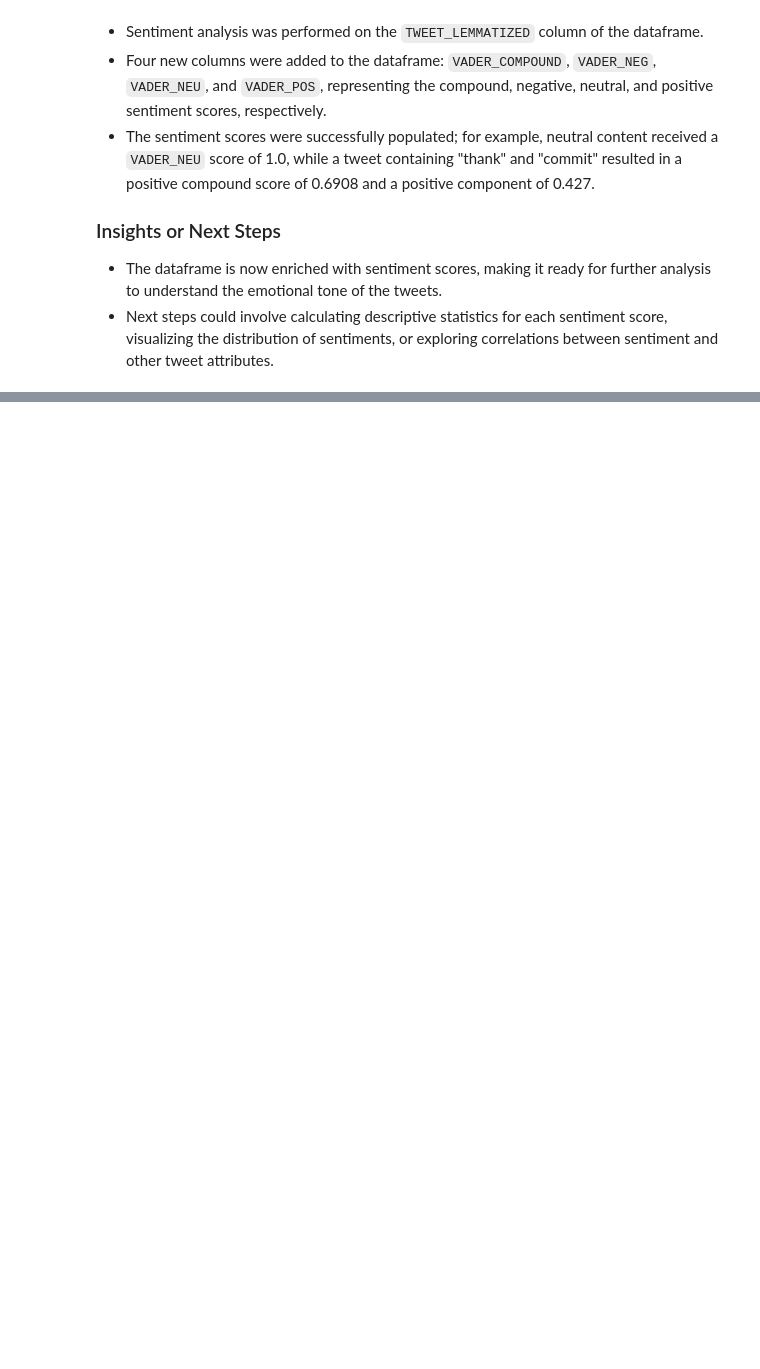
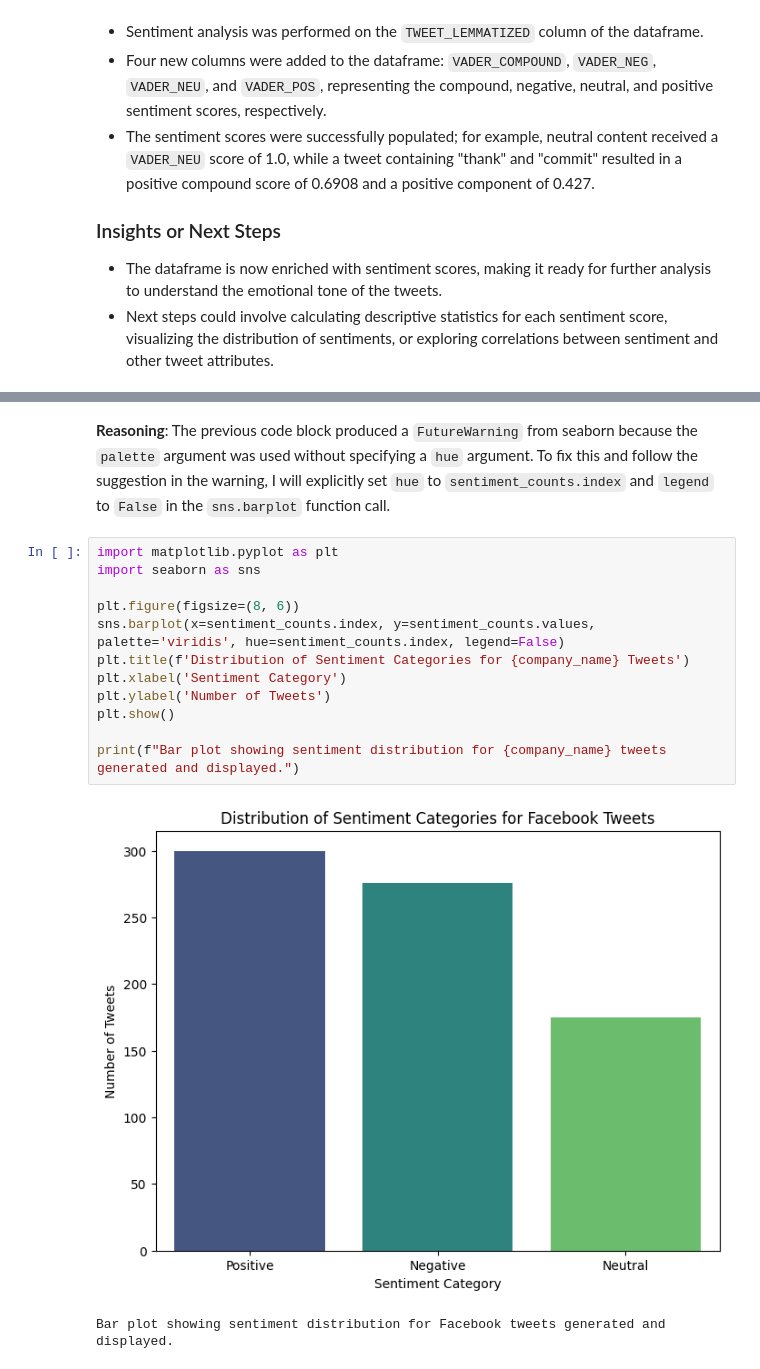
Before and after one commit to Mart1n2015/CODERHOUSE-DSIII, a Jupyter notebook: TRABAJO MARTIN CERIOLI .ipynb, the cells around one changed output, grey strips where cells are left out. Drawn from its saved outputs; the diff is of its cells as text; blank space fills up the shorter version.

```diff
--- a/TRABAJO MARTIN CERIOLI .ipynb
+++ b/TRABAJO MARTIN CERIOLI .ipynb
@@ -384,0 +541,18 @@ Confirmar que el análisis de sentimiento ha sido aplicado exitosamente y el Dat
+# %% [markdown]
+**Reasoning**:
+The previous code block produced a `FutureWarning` from seaborn because the `palette` argument was used without specifying a `hue` argument. To fix this and follow the suggestion in the warning, I will explicitly set `hue` to `sentiment_counts.index` and `legend` to `False` in the `sns.barplot` function call.
+# %%
+import matplotlib.pyplot as plt
+import seaborn as sns
+
+plt.figure(figsize=(8, 6))
+sns.barplot(x=sentiment_counts.index, y=sentiment_counts.values, palette='viridis', hue=sentiment_counts.index, legend=False)
+plt.title(f'Distribution of Sentiment Categories for {company_name} Tweets')
+plt.xlabel('Sentiment Category')
+plt.ylabel('Number of Tweets')
+plt.show()
+
+print(f"Bar plot showing sentiment distribution for {company_name} tweets generated and displayed.")
+# %% [output]
+[figure, added]
+Bar plot showing sentiment distribution for Facebook tweets generated and displayed.
```
Also changed, not shown: parts of 51 cells of this notebook.
